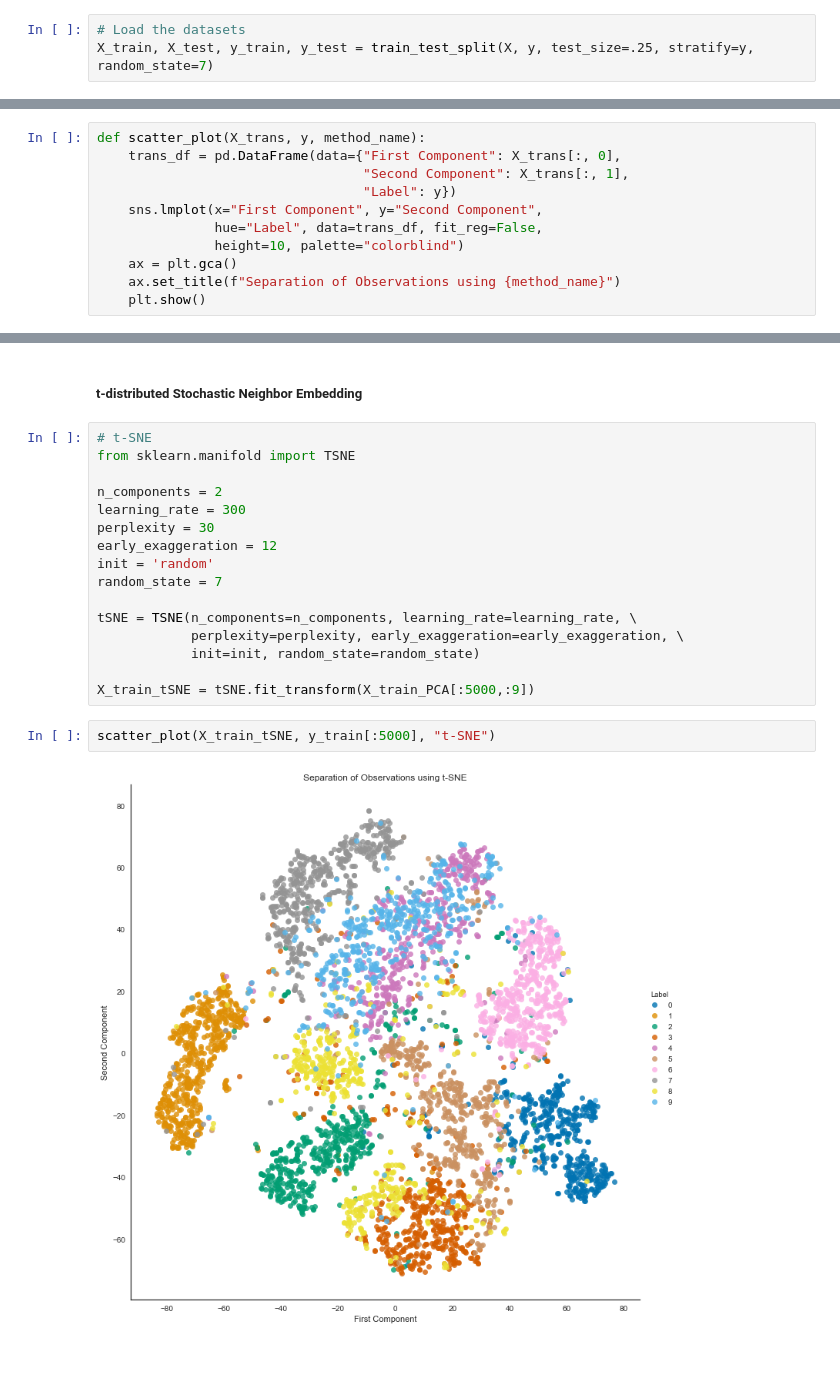
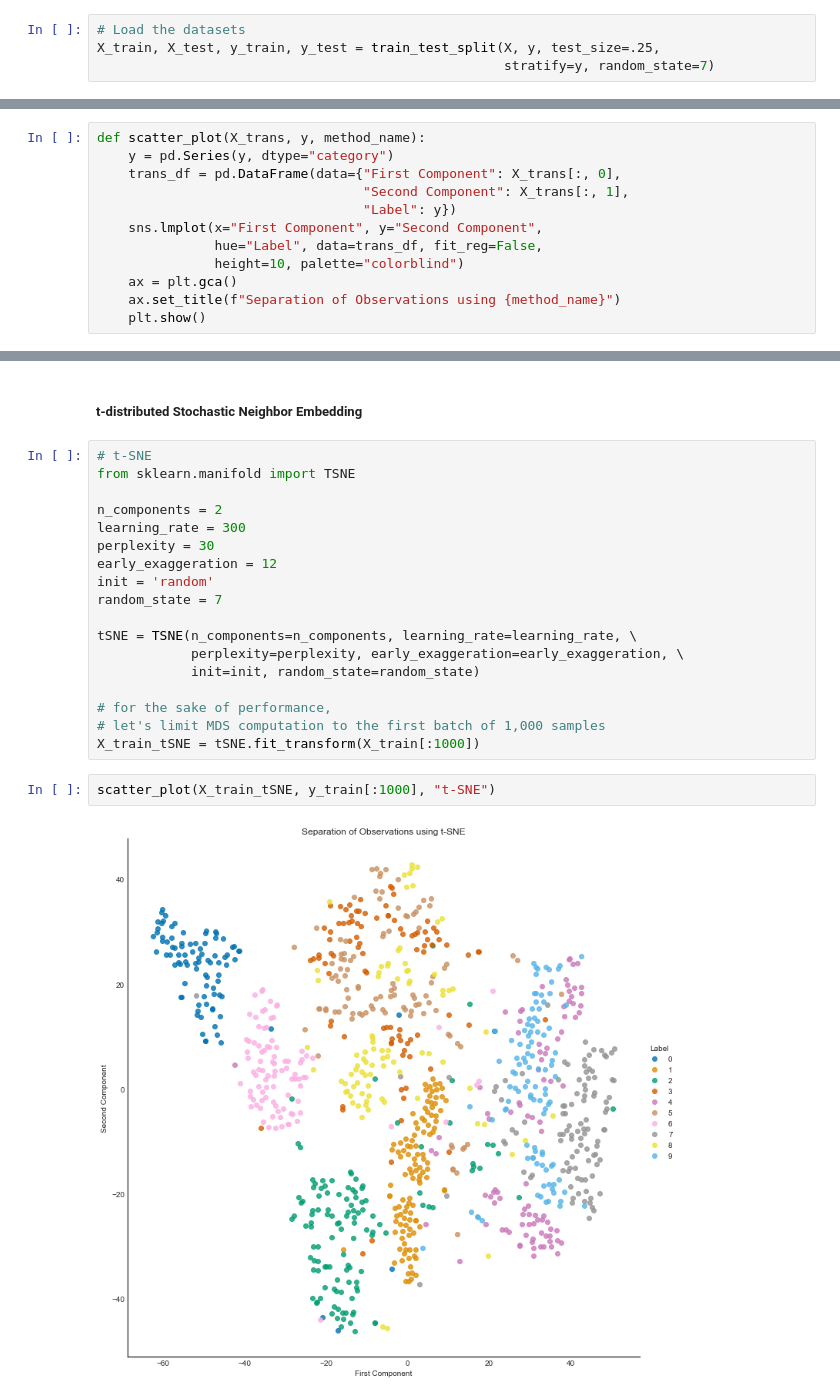
Before and after one commit to leriomaggio/unsupervised-learning-tutorial, a Jupyter notebook: 5 Dimensionality Reduction.ipynb, the cells around one changed output, grey strips where cells are left out. Saved outputs shown, nothing was run; the diff lists cells and outputs as text; blank space fills up the shorter version.

Commit message:
making sure all plots are in

```diff
--- a/5 Dimensionality Reduction.ipynb
+++ b/5 Dimensionality Reduction.ipynb
@@ -167,7 +165,8 @@ samples per-classes in the two partitions.
 ![train_test_split](./images/train_test_split.svg)
 # %%
 # Load the datasets
-X_train, X_test, y_train, y_test = train_test_split(X, y, test_size=.25, stratify=y, random_state=7)
+X_train, X_test, y_train, y_test = train_test_split(X, y, test_size=.25,
+                                                    stratify=y, random_state=7)
 # %%
 # Verify shape of datasets
 print("Shape of X_train: ", X_train.shape)
@@ -296,5 +296,6 @@ Variance Captured by the first 300 Principal Components:  0.9863018965221538
 # %%
 def scatter_plot(X_trans, y, method_name):
+    y = pd.Series(y, dtype="category")
     trans_df = pd.DataFrame(data={"First Component": X_trans[:, 0],
                                   "Second Component": X_trans[:, 1],
                                   "Label": y})
@@ -358,8 +359,10 @@ tSNE = TSNE(n_components=n_components, learning_rate=learning_rate, \
             perplexity=perplexity, early_exaggeration=early_exaggeration, \
             init=init, random_state=random_state)
 
-X_train_tSNE = tSNE.fit_transform(X_train_PCA[:5000,:9])
+# for the sake of performance,
+# let's limit MDS computation to the first batch of 1,000 samples
+X_train_tSNE = tSNE.fit_transform(X_train[:1000])
 # %%
-scatter_plot(X_train_tSNE, y_train[:5000], "t-SNE")
+scatter_plot(X_train_tSNE, y_train[:1000], "t-SNE")
 # %% [output]
-[figure, old version]
+[figure, new version]
```
Also changed, not shown: parts of 20 cells of this notebook.
